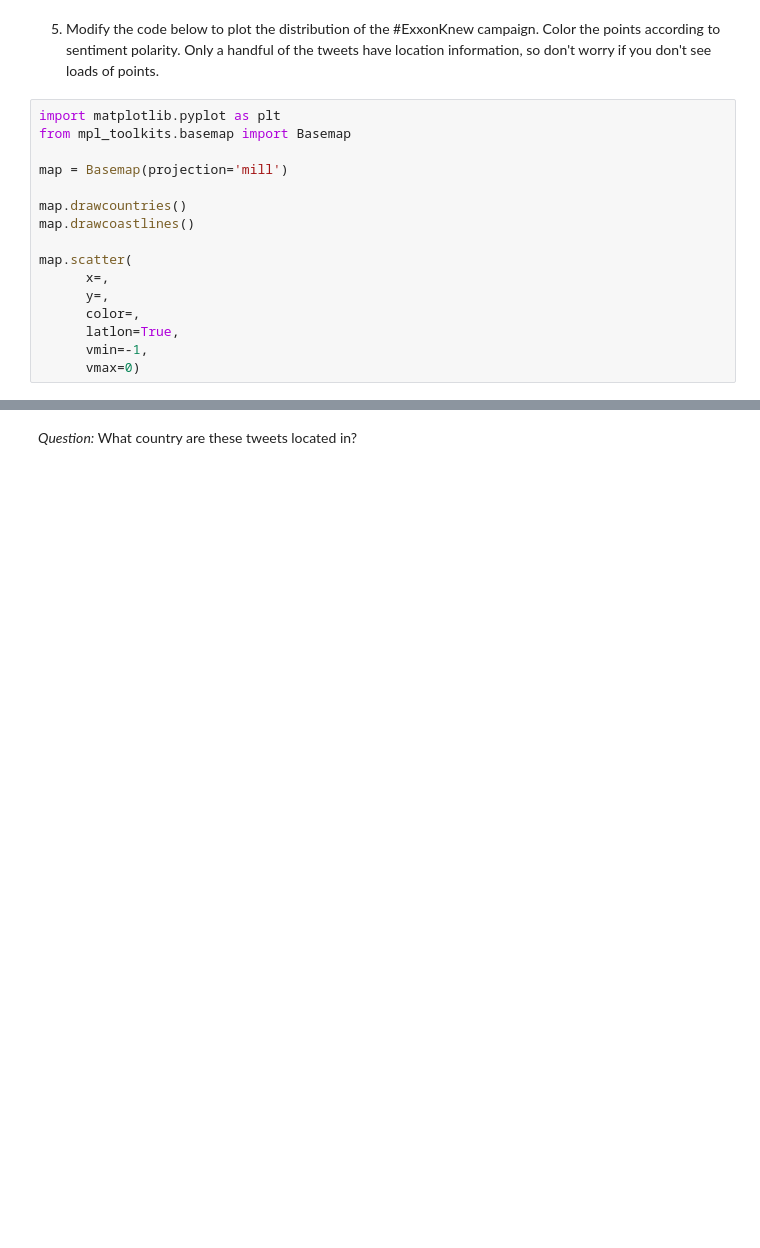
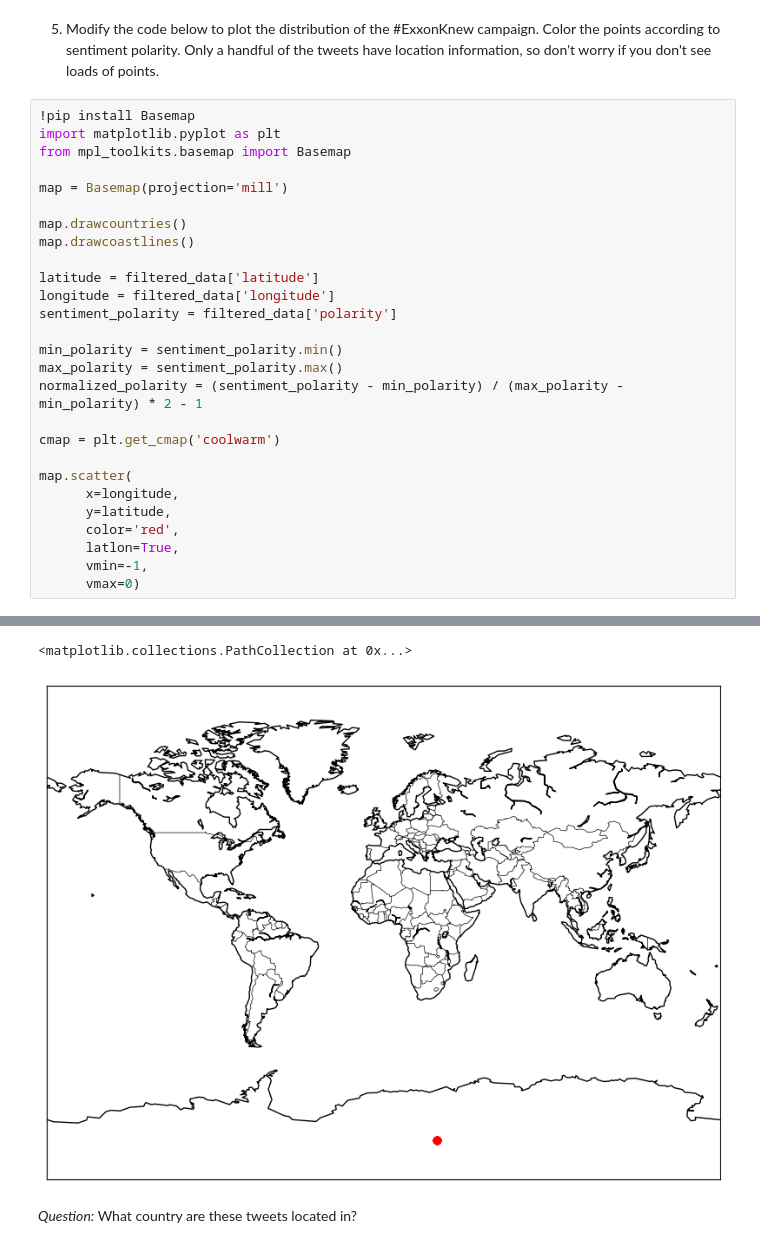
Before and after one commit to devingoldstein/QM2, a Jupyter notebook: notebooks/W04. Natural Language Processing.ipynb, the cells around one changed output, grey strips where cells are left out. Cells and saved outputs as stored; diff of their text form; blank space fills up the shorter version.

```diff
--- a/notebooks/W04. Natural Language Processing.ipynb
+++ b/notebooks/W04. Natural Language Processing.ipynb
@@ -674,6 +679,7 @@ See the caveats in the documentation: https://pandas.pydata.org/pandas-docs/stab
 # %% [markdown]
 5. Modify the code below to plot the distribution of the #ExxonKnew campaign. Color the points according to sentiment polarity. Only a handful of the tweets have location information, so don't worry if you don't see loads of points.
 # %%
+!pip install Basemap
 import matplotlib.pyplot as plt
 from mpl_toolkits.basemap import Basemap
 
@@ -682,10 +688,20 @@ map = Basemap(projection='mill')
 map.drawcountries()
 map.drawcoastlines()
 
+latitude = filtered_data['latitude']
+longitude = filtered_data['longitude']
+sentiment_polarity = filtered_data['polarity']
+
+min_polarity = sentiment_polarity.min()
+max_polarity = sentiment_polarity.max()
+normalized_polarity = (sentiment_polarity - min_polarity) / (max_polarity - min_polarity) * 2 - 1
+
+cmap = plt.get_cmap('coolwarm')
+
 map.scatter(
-      x=,
-      y=,
-      color=,
+      x=longitude,
+      y=latitude,
+      color='red',
       latlon=True,
       vmin=-1,
       vmax=0)
@@ -694,2 +725,4 @@ SyntaxError: ignored
+<matplotlib.collections.PathCollection at 0x...>
+[figure, added]
 # %% [markdown]
 *Question:* What country are these tweets located in?
```
Also changed, not shown: parts of 6 cells of this notebook.
